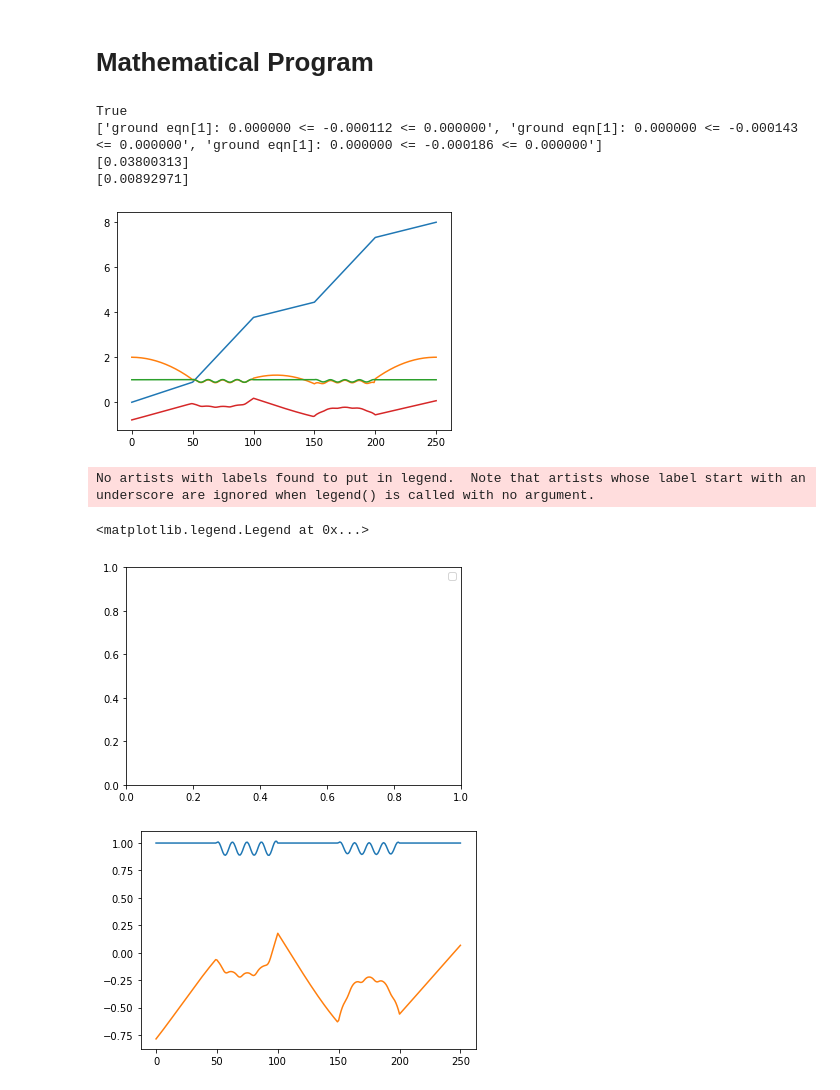
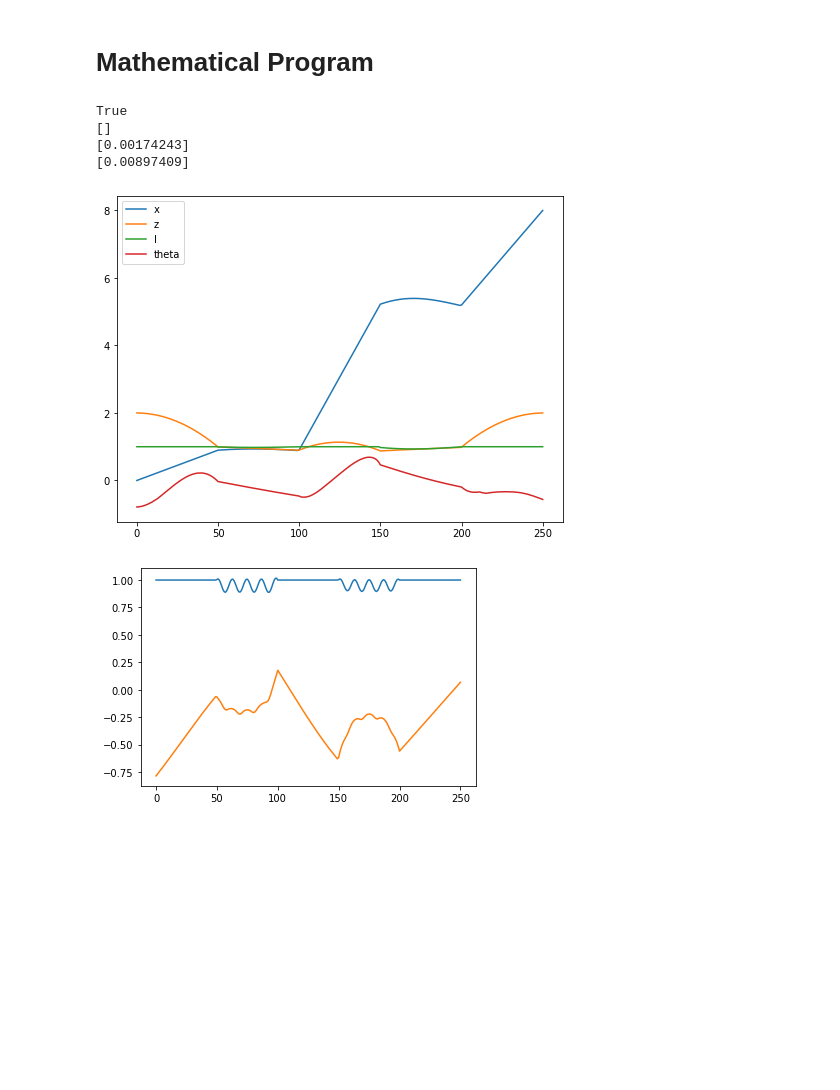
Before and after one commit to yu-fz/ROB-545-Final-Project, a Jupyter notebook: SLIP_solveTO.ipynb, the cells around one changed output. Cells and saved outputs as stored; diff of their text form; code cells hidden in the pictures; blank space fills up the shorter version.

```diff
--- a/SLIP_solveTO.ipynb
+++ b/SLIP_solveTO.ipynb
@@ -119,13 +118,18 @@ class SLIP_Model():
         qddot = vars[8:12]
         u=vars[12]
 
-        x = q[0]
+        x_d = qdot[0]
+
         l = q[2]
+        l_d = qdot[2]
+
         theta = q[3]
+        theta_d = qdot[3]
 
-        a = x - np.cos(theta)*l/2
+        a = x_d - np.sin(theta)*l_d/2 - theta_d*np.cos(theta)*l/2
+        b = 0
 
-        return a
+        return [a,b]
 
 
     def manipulator_equations_air(self,qddot):
@@ -345,46 +349,42 @@ for i in range(number_of_collocation_points):
 
         var = np.concatenate((q[i,:],qd[i,:],qdd[i,:],u[i,:]))
         prog.AddConstraint(slip_model.manipulator_equations_ground, lb =[0]*2,ub=[0]*2,vars=var).evaluator().set_description("ground eqn")
         prog.AddConstraint(slip_model.kinematic_constraint_ground, lb =[0]*2,ub=[0]*2,vars=var).evaluator().set_description("kinematic eqn")
 
         #euler integration constraint
 
         prog.AddConstraint( eq( q[i+1], q[i] + h_stance * qd[i+1]  ))
         prog.AddConstraint( eq( qd[i+1], qd[i] + h_stance * qdd[i]  ))
 
         #prog.AddConstraint(slip_model.relate_pelvis_accel_to_leg_accel(q[i,:],qd[i,:],qdd[i,:])==0)
 
         #R = 5
         #prog.AddCost(h_swing[0]*u[i].dot(u[i]))
 
 from pydrake.solvers.mathematicalprogram import Solve
 result = Solve(prog)
 
 print(result.is_success())
 print(result.GetInfeasibleConstraintNames(prog))
 pos = result.GetSolution(q)
 
 #print(pos[:,3])
-plt.plot(pos[:,0]) # x
-plt.plot(pos[:,1]) # z
-plt.plot(pos[:,2]) # l
-plt.plot(pos[:,3]) # theta
-
+plt.plot(pos[:,0], label='x') # x
+plt.plot(pos[:,1], label='z') # z
+plt.plot(pos[:,2], label='l') # l
+plt.plot(pos[:,3], label='theta') # theta
+plt.legend()
 
 print(result.GetSolution(h_stance))
 print(result.GetSolution(h_swing))
 
 plt.show()
-plt.legend()
 # %% [output]
 True
-['ground eqn[1]: 0.000000 <= -0.000112 <= 0.000000', 'ground eqn[1]: 0.000000 <= -0.000143 <= 0.000000', 'ground eqn[1]: 0.000000 <= -0.000186 <= 0.000000']
-[0.03800313]
-[0.00892971]
+[]
+[0.00174243]
+[0.00897409]
-[figure, old version]
+[figure, new version]
-No artists with labels found to put in legend.  Note that artists whose label start with an underscore are ignored when legend() is called with no argument.
-<matplotlib.legend.Legend at 0x...>
-[figure, removed]
 # %%
 pos = result.GetSolution(q)
 
```
Also changed, not shown: parts of 2 cells of this notebook.
